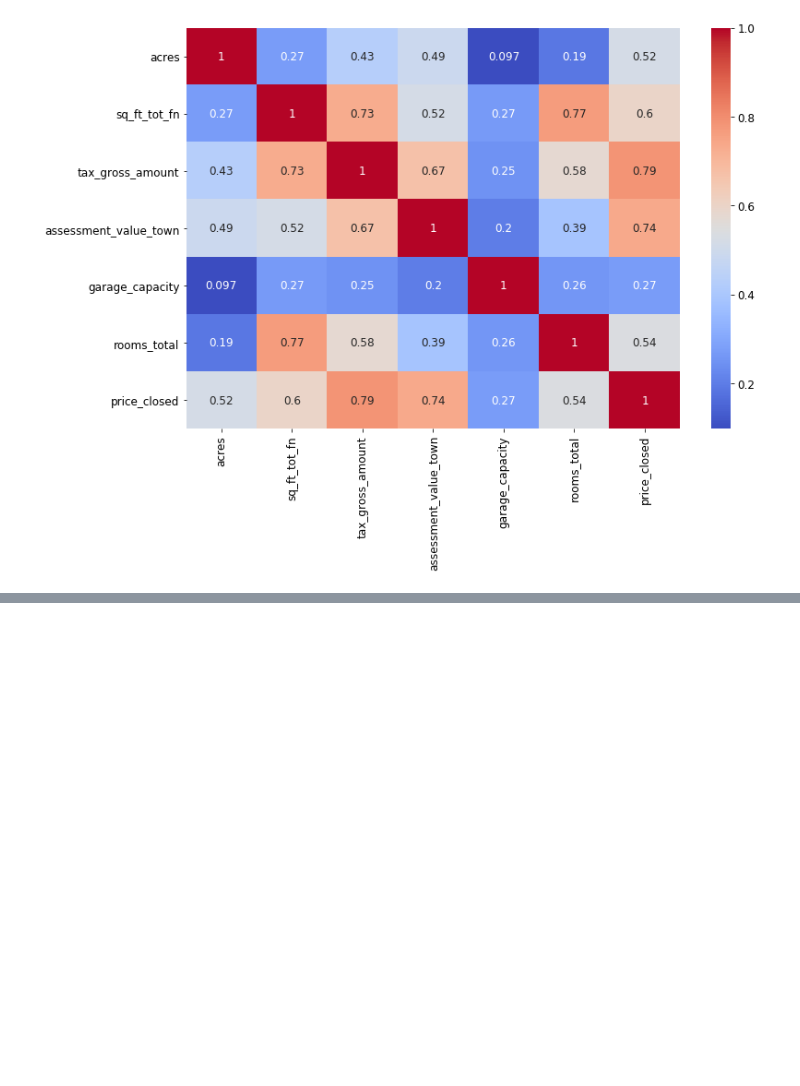
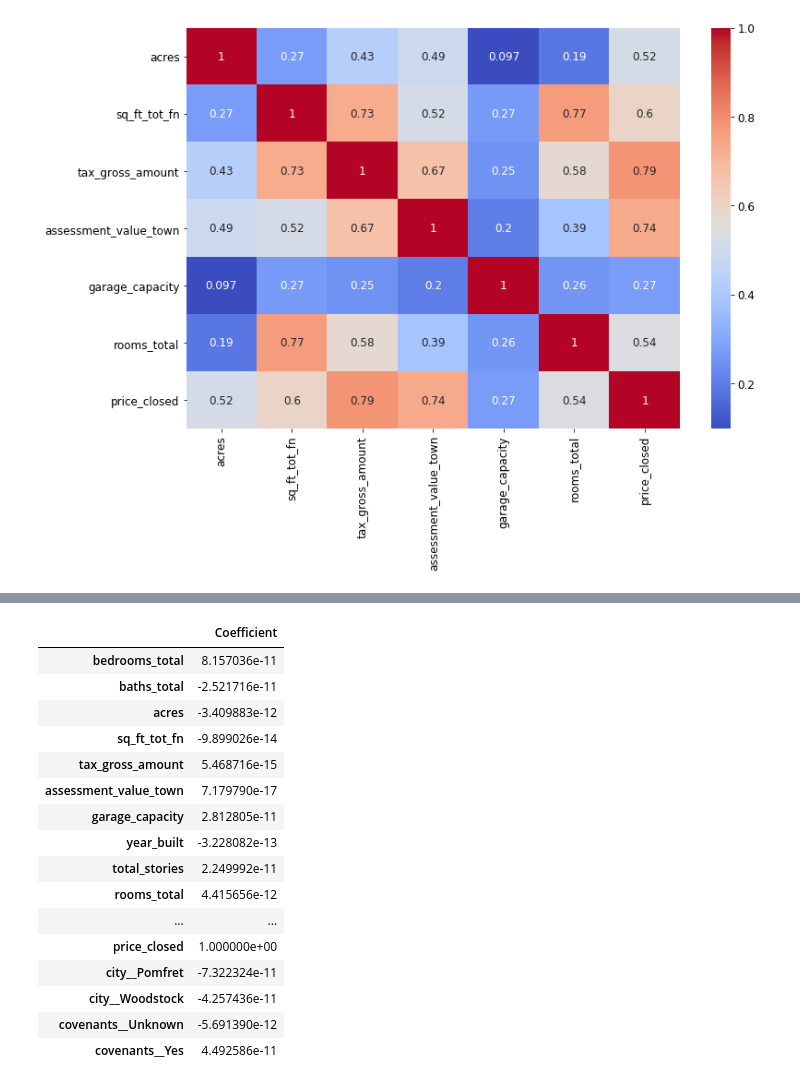
Before and after one commit to minhchan11/GA-Capstone-RealEstate, a Jupyter notebook: notebooks/real-estate-vermont-eda.ipynb, the cells around one changed output, grey strips where cells are left out. Saved outputs shown, nothing was run; the diff lists cells and outputs as text; code cells hidden in the pictures; blank space fills up the shorter version.

```diff
--- a/notebooks/real-estate-vermont-eda.ipynb
+++ b/notebooks/real-estate-vermont-eda.ipynb
@@ -252,0 +383,22 @@ sns.heatmap(df_price.corr(),annot=True,cmap='coolwarm')
+# %%
+lm.coef_
+df=pd.DataFrame(lm.coef_,X.columns,columns=['Coefficient'])
+df
+# %% [output]
+|  | Coefficient |
+| bedrooms_total | 8.157036e-11 |
+| baths_total | -2.521716e-11 |
+| acres | -3.409883e-12 |
+| sq_ft_tot_fn | -9.899026e-14 |
+| tax_gross_amount | 5.468716e-15 |
+| assessment_value_town | 7.179790e-17 |
+| garage_capacity | 2.812805e-11 |
+| year_built | -3.228082e-13 |
+| total_stories | 2.249992e-11 |
+| rooms_total | 4.415656e-12 |
+| ... | ... |
+| price_closed | 1.000000e+00 |
+| city__Pomfret | -7.322324e-11 |
+| city__Woodstock | -4.257436e-11 |
+| covenants__Unknown | -5.691390e-12 |
+| covenants__Yes | 4.492586e-11 |
```
Also changed, not shown: parts of 20 cells of this notebook.
